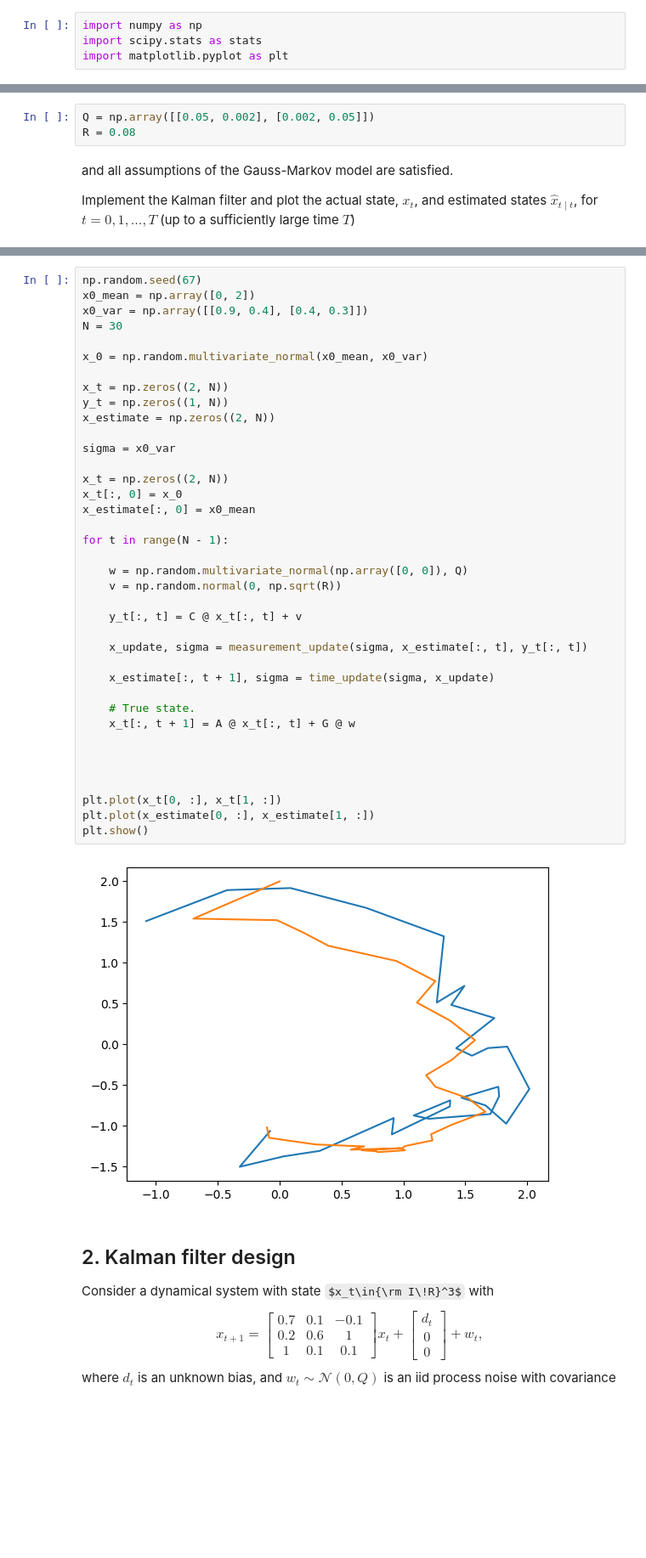
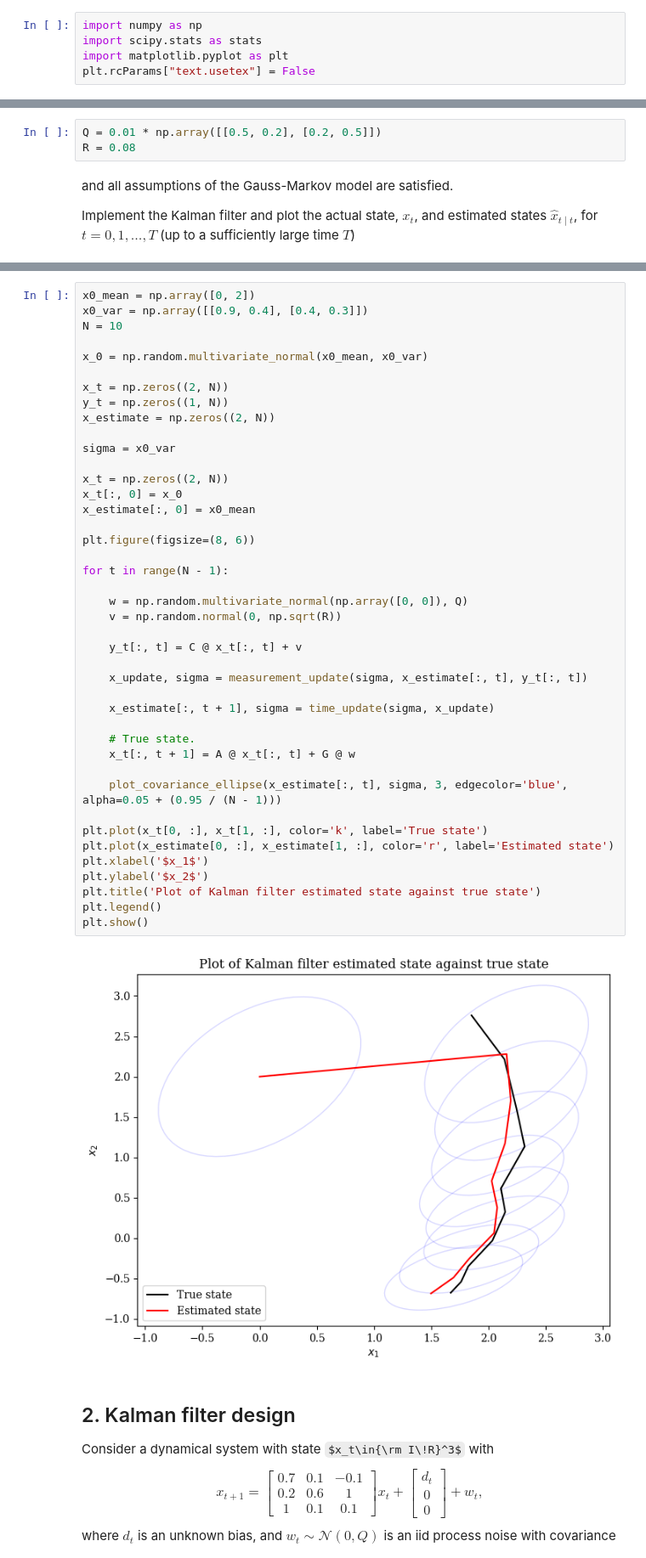
Before and after one commit to Gijinkstra/EstimationTheoryNotebooks, a Jupyter notebook: 2_kalman/6_tutorial.ipynb, the cells around one changed output, grey strips where cells are left out. Shown at 85% size. Saved outputs shown, nothing was run; the diff lists cells and outputs as text; some formulas as TeX source; blank space fills up the shorter version.

Commit message:
Kalman filter updates

```diff
--- a/2_kalman/6_tutorial.ipynb
+++ b/2_kalman/6_tutorial.ipynb
@@ -2,6 +2,7 @@
 import numpy as np
 import scipy.stats as stats
 import matplotlib.pyplot as plt
+plt.rcParams["text.usetex"] = False
 # %% [markdown]
 ## 1. Basic Kalman filter implementation
 
@@ -19,7 +20,7 @@ C = np.array([[1, 0]])
 # %% [markdown]
 the variance-covariance matrices of $w$ and $v$ are
 # %%
-Q = np.array([[0.05, 0.002], [0.002, 0.05]])
+Q = 0.01 * np.array([[0.5, 0.2], [0.2, 0.5]])
 R = 0.08
 # %% [markdown]
 and all assumptions of the Gauss-Markov model are satisfied.
@@ -38,43 +91,47 @@ def time_update(sigma, x_estimate):
 # %%
-np.random.seed(67)
 x0_mean = np.array([0, 2])
 x0_var = np.array([[0.9, 0.4], [0.4, 0.3]])
-N = 30
+N = 10
 
 x_0 = np.random.multivariate_normal(x0_mean, x0_var)
 
 x_t = np.zeros((2, N))
 y_t = np.zeros((1, N))
 x_estimate = np.zeros((2, N))
 
 sigma = x0_var
 
 x_t = np.zeros((2, N))
 x_t[:, 0] = x_0
 x_estimate[:, 0] = x0_mean
+
+plt.figure(figsize=(8, 6))
 
 for t in range(N - 1):
 
     w = np.random.multivariate_normal(np.array([0, 0]), Q)
     v = np.random.normal(0, np.sqrt(R))
 
     y_t[:, t] = C @ x_t[:, t] + v
 
     x_update, sigma = measurement_update(sigma, x_estimate[:, t], y_t[:, t])
 
     x_estimate[:, t + 1], sigma = time_update(sigma, x_update)
 
     # True state.
     x_t[:, t + 1] = A @ x_t[:, t] + G @ w
 
+    plot_covariance_ellipse(x_estimate[:, t], sigma, 3, edgecolor='blue', alpha=0.05 + (0.95 / (N - 1)))
 
-
-
-plt.plot(x_t[0, :], x_t[1, :])
-plt.plot(x_estimate[0, :], x_estimate[1, :])
+plt.plot(x_t[0, :], x_t[1, :], color='k', label='True state')
+plt.plot(x_estimate[0, :], x_estimate[1, :], color='r', label='Estimated state')
+plt.xlabel('$x_1$')
+plt.ylabel('$x_2$')
+plt.title('Plot of Kalman filter estimated state against true state')
+plt.legend()
 plt.show()
 # %% [output]
-[figure, old version]
+[figure, new version]
 # %% [markdown]
 ## 2. Kalman filter design
 
```
Also changed, not shown: parts of 2 cells of this notebook, 2 other files.
